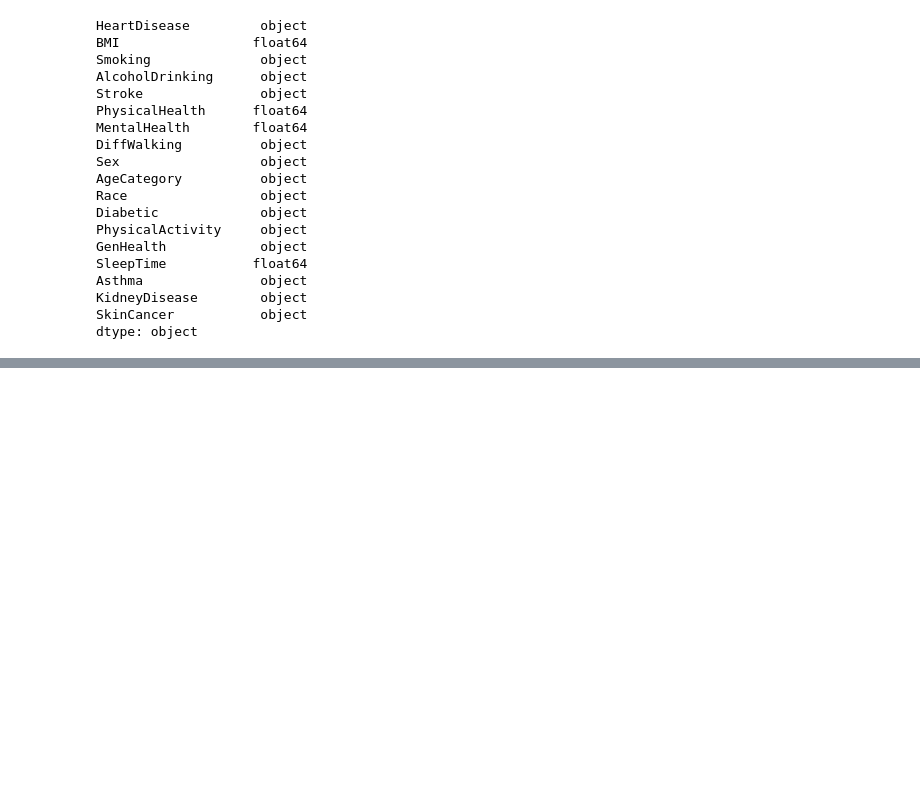
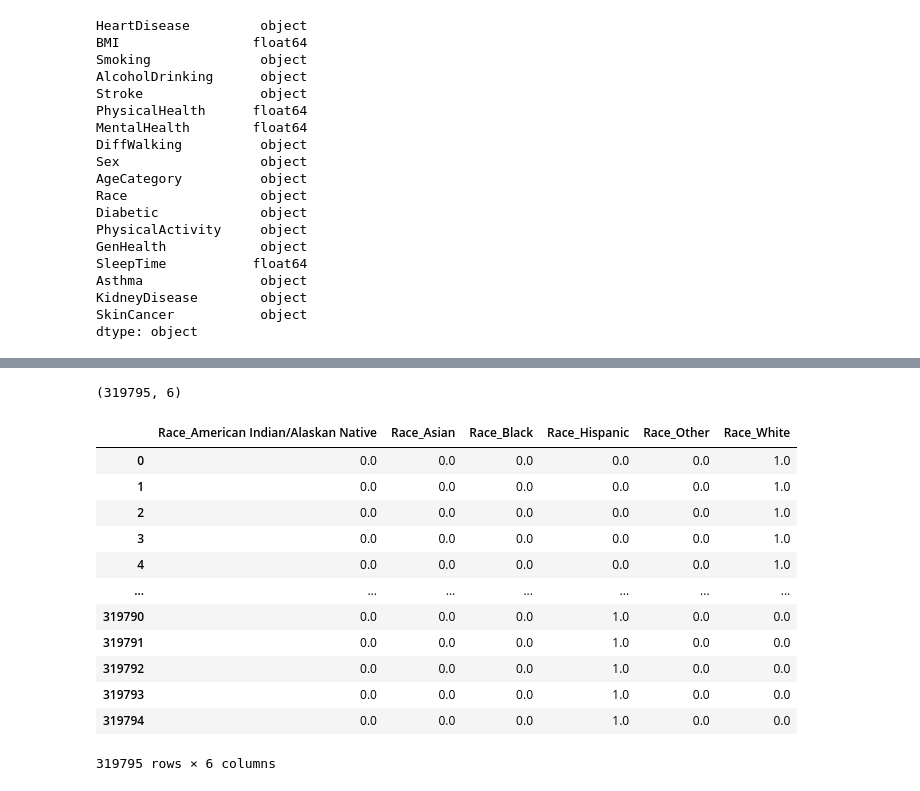
Before and after one commit to danlamberg/DS_AprenzidadoMaqSupervisionado, a Jupyter notebook: Aprendizado_de_Máquina_Supervisionado.ipynb, the cells around one changed output, grey strips where cells are left out. Saved outputs shown, nothing was run; the diff lists cells and outputs as text; code cells hidden in the pictures; blank space fills up the shorter version.

```diff
--- a/Aprendizado_de_Máquina_Supervisionado.ipynb
+++ b/Aprendizado_de_Máquina_Supervisionado.ipynb
@@ -137,0 +376,8 @@ dtype: object
+# %%
+df.drop(columns={'DiffWalking'}, inplace=True)
+df.drop(columns={'Race'}, inplace=True)
+df.drop(columns={'GenHealth'}, inplace=True)
+df.drop(columns={'Asthma'}, inplace=True)
+df.drop(columns={'KidneyDisease'}, inplace=True)
+df.drop(columns={'SkinCancer'}, inplace=True)
+df.drop(columns={'AgeCategory'}, inplace=True)
@@ -137,0 +473,3 @@ dtype: object
+# %%
+encoder = OneHotEncoder()
+oneHotEncoder = encoder.fit_transform(df[['Race']])
@@ -137,0 +486,22 @@ dtype: object
+# %%
+oneHotEncoder.shape
+# %% [output]
+(319795, 6)
+# %%
+nome_colunas = encoder.get_feature_names(['Race'])
+df3_encoder = pd.DataFrame(oneHotEncoder.todense(), columns= nome_colunas)
+df3_encoder
+# %% [output]
+|  | Race_American Indian/Alaskan Native | Race_Asian | Race_Black | Race_Hispanic | Race_Other | Race_White |
+| 0 | 0.0 | 0.0 | 0.0 | 0.0 | 0.0 | 1.0 |
+| 1 | 0.0 | 0.0 | 0.0 | 0.0 | 0.0 | 1.0 |
+| 2 | 0.0 | 0.0 | 0.0 | 0.0 | 0.0 | 1.0 |
+| 3 | 0.0 | 0.0 | 0.0 | 0.0 | 0.0 | 1.0 |
+| 4 | 0.0 | 0.0 | 0.0 | 0.0 | 0.0 | 1.0 |
+| ... | ... | ... | ... | ... | ... | ... |
+| 319790 | 0.0 | 0.0 | 0.0 | 1.0 | 0.0 | 0.0 |
+| 319791 | 0.0 | 0.0 | 0.0 | 1.0 | 0.0 | 0.0 |
+| 319792 | 0.0 | 0.0 | 0.0 | 1.0 | 0.0 | 0.0 |
+| 319793 | 0.0 | 0.0 | 0.0 | 1.0 | 0.0 | 0.0 |
+| 319794 | 0.0 | 0.0 | 0.0 | 1.0 | 0.0 | 0.0 |
+319795 rows × 6 columns
```
Also changed, not shown: parts of 56 cells of this notebook.
